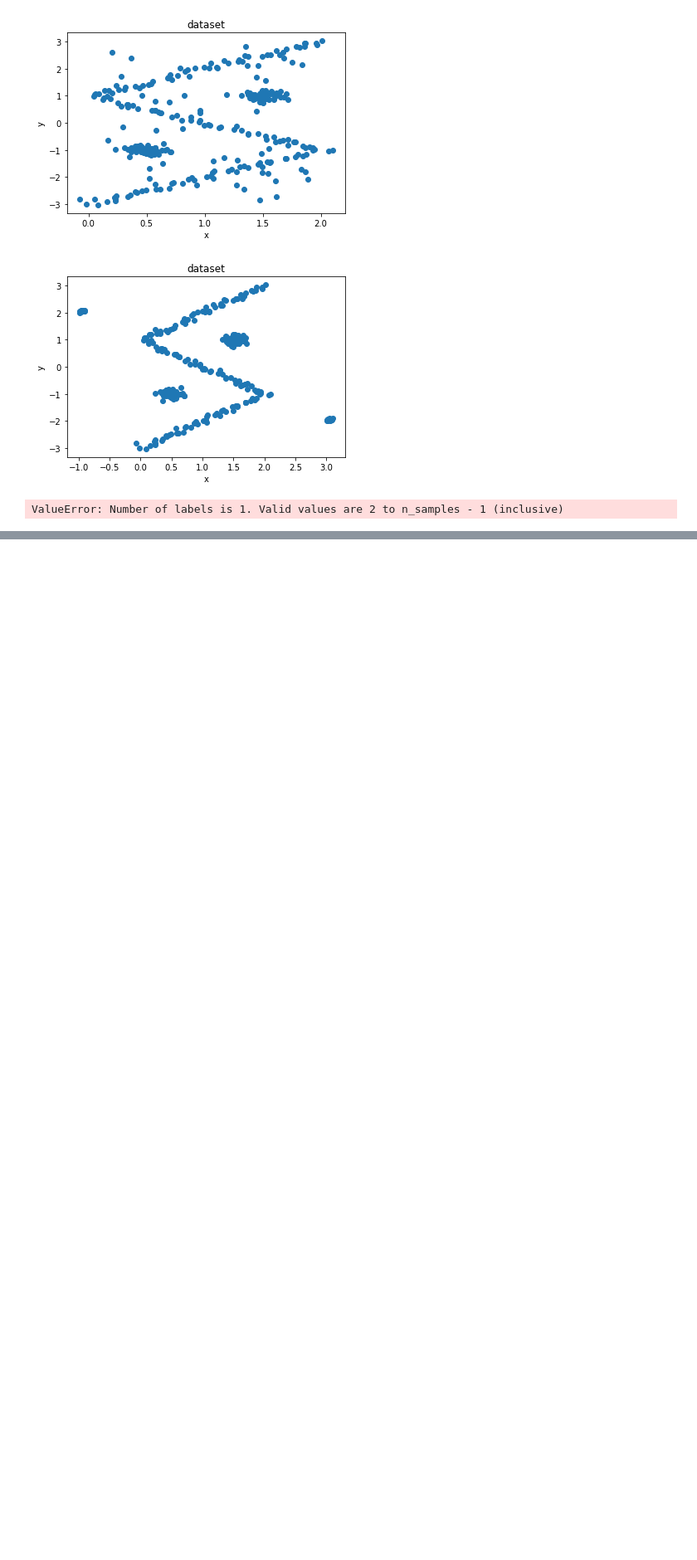
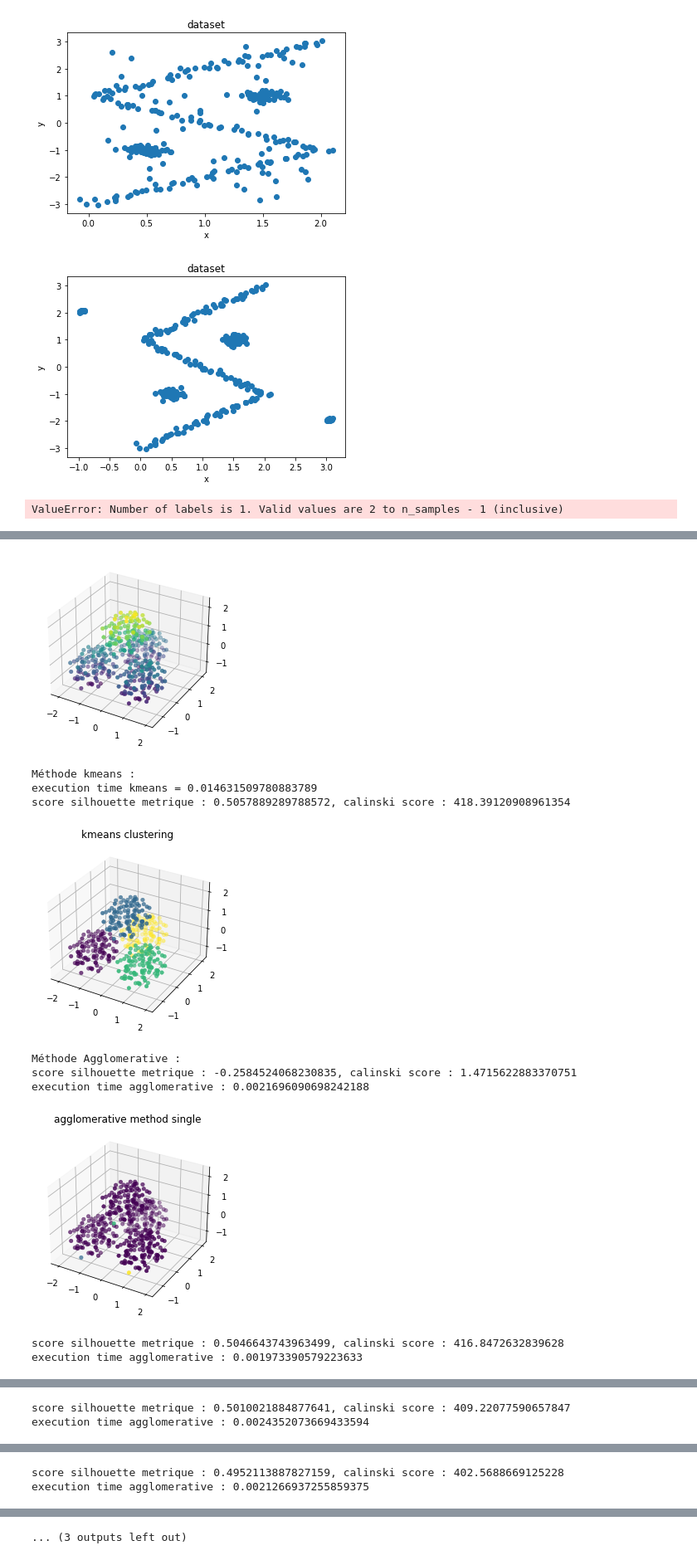
Before and after one commit to LMAGallois/Clustering, a Jupyter notebook: TP_clustering.ipynb, the cells around one changed output, grey strips where cells are left out. Shown at 83% size. Drawn from its saved outputs; the diff is of its cells as text; code cells hidden in the pictures; blank space fills up the shorter version.

```diff
--- a/TP_clustering.ipynb
+++ b/TP_clustering.ipynb
@@ -228,6 +245,24 @@ def agglo(data2, nbcluster, X=X, Y=Y):
         calinski=metrics.calinski_harabasz_score(data2, clustering)
         print(f'score silhouette metrique : {sil}, calinski score : {calinski}')
         print(f'execution time agglomerative : {end - start}')
+
+def agglo3D(data2, nbcluster, X=X, Y=Y):
+    for j in ['single', 'average', 'complete', 'ward']:
+        start=time.time()
+        clustering = AgglomerativeClustering(n_clusters=nbcluster, linkage=j, affinity='euclidean').fit_predict(data2)
+        end = time.time()
+        sil=metrics.silhouette_score(data2, clustering, metric='euclidean')
+        calinski=metrics.calinski_harabasz_score(data2, clustering)
+        print(f'score silhouette metrique : {sil}, calinski score : {calinski}')
+        print(f'execution time agglomerative : {end - start}')
+        fig = plt.figure()
+        ax = fig.gca(projection='3d')
+        y = data2[:,0]
+        x = data2[:,1]
+        z = data2[:,2]
+        ax.scatter(x, y, z, c=clustering, cmap='viridis', linewidth=0.5)
+        plt.title('agglomerative method '+ j)
+        plt.show()
 # %%
 from scipy.cluster.hierarchy import dendrogram
 
@@ -673,0 +758,51 @@ execution time silhouette kmeans 0.2753641605377197
+# %%
+data = np.genfromtxt('dataset/a.txt')
+data2 = np.genfromtxt('dataset/h.txt')
+data3 = np.genfromtxt('dataset/t.txt')
+
+j=data3
+fig = plt.figure()
+ax = fig.gca(projection='3d')
+y = j[:,0]
+x = j[:,1]
+z = j[:,2]
+ax.scatter(x, y, z, c=z, cmap='viridis', linewidth=0.5);
+plt.show()
+
+print("Méthode kmeans :")
+#davies_kmeans(j)
+#calinski_metric_kmeans(j)
+#sil_kmeans(j)
+kmeans3D(4, j, x, y)
+
+print("Méthode Agglomerative :")
+#calinski_metric_agglo(j)
+#sil_agglo(j)
+#davies_agglo(j)
+agglo3D(j, 4, x, y)
+
+print("Méthode DBSCAN :")
+#elbow(j)
+#davies_dbscan(j)
+#sil_dbscan(j)
+#calinski_metric_dbscan(j)
+method_DBSCAN3D(j, 2, 0.3, x ,y)
+
+
+print("Méthode HDBSCAN :")
+#calinski_metric_hdbscan(j)
+#sil_hdbscan(j)
+#davies_hdbscan(j)
+HDBSCAN3D(j, 2 ,x, y)
+# %% [output]
+[figure, added]
+Méthode kmeans :
+execution time kmeans = 0.014631509780883789
+score silhouette metrique : 0.5057889289788572, calinski score : 418.39120908961354
+[figure, added]
+Méthode Agglomerative :
+score silhouette metrique : -0.2584524068230835, calinski score : 1.4715622883370751
+execution time agglomerative : 0.0021696090698242188
+[figure, added]
+score silhouette metrique : 0.5046643743963499, calinski score : 416.8472632839628
+execution time agglomerative : 0.001973390579223633
@@ -673,0 +810,2 @@ execution time silhouette kmeans 0.2753641605377197
+score silhouette metrique : 0.5010021884877641, calinski score : 409.22077590657847
+execution time agglomerative : 0.0024352073669433594
@@ -673,0 +813,2 @@ execution time silhouette kmeans 0.2753641605377197
+score silhouette metrique : 0.4952113887827159, calinski score : 402.5688669125228
+execution time agglomerative : 0.0021266937255859375
@@ -673,0 +819 @@ execution time silhouette kmeans 0.2753641605377197
+... (3 outputs left out)
```
Also changed, not shown: parts of 13 cells of this notebook.
